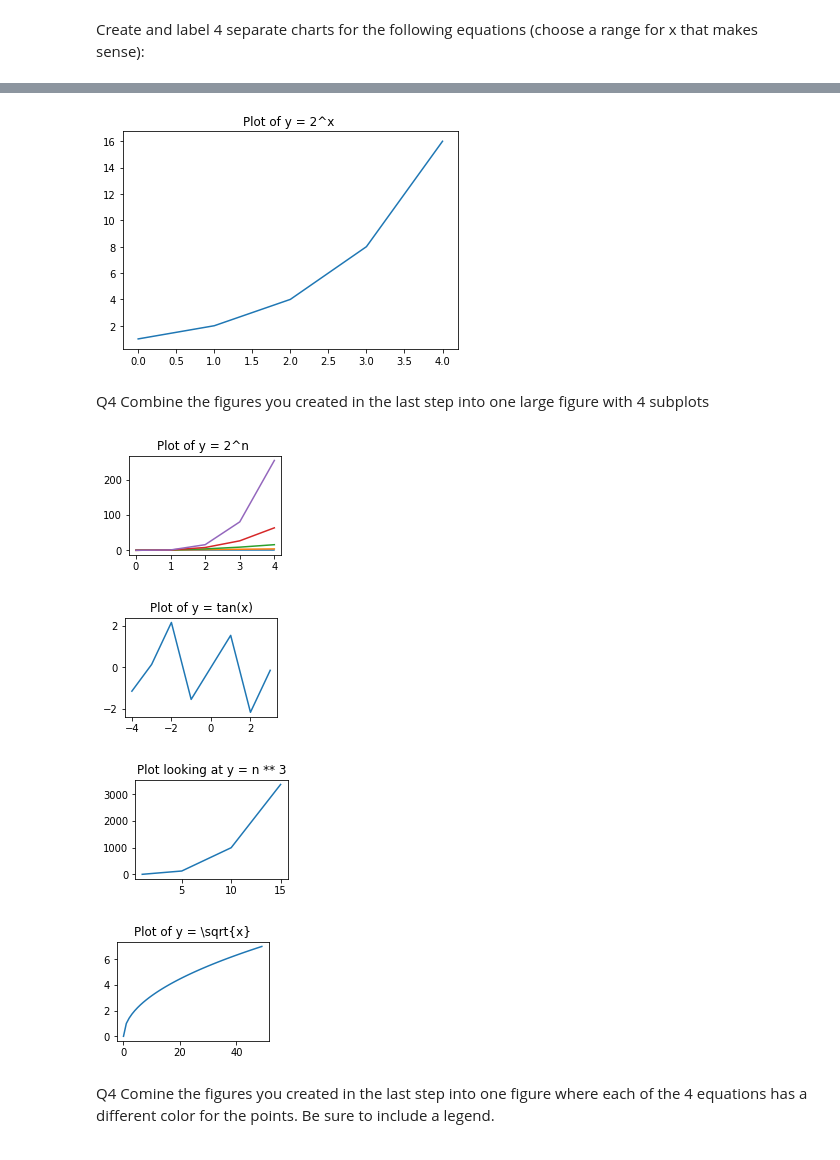
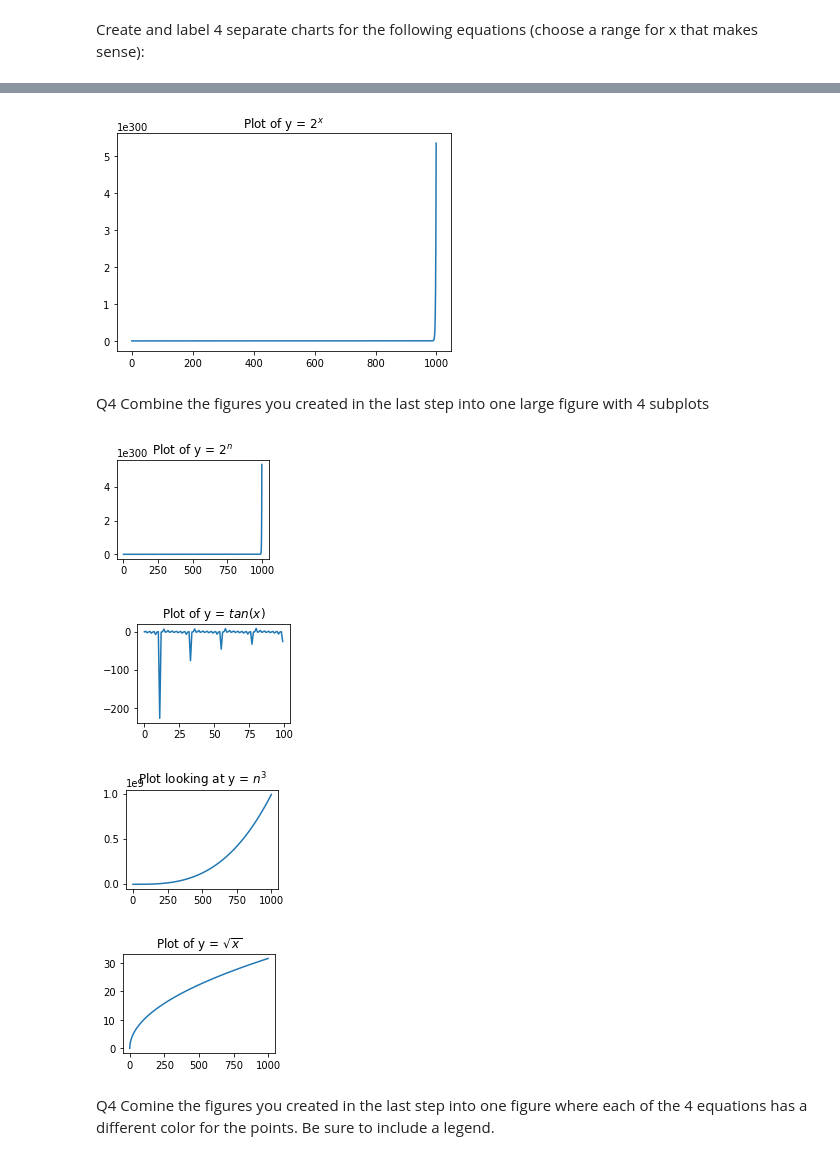
Before and after one commit to guedanie/python-exercises, a Jupyter notebook: 4.8.2_matplotlib_exercsies.ipynb, the cells around one changed output, grey strips where cells are left out. Saved outputs shown, nothing was run; the diff lists cells and outputs as text; code cells hidden in the pictures.

```diff
--- a/4.8.2_matplotlib_exercsies.ipynb
+++ b/4.8.2_matplotlib_exercsies.ipynb
@@ -59,50 +59,50 @@ plt.show()
 # %%
-x = list(range(5))
+x = list(range(1000))
 y = [2 ** n for n in x]
-plt.title("Plot of y = 2^x ")
+plt.title("Plot of y = $2^x$ ")
 plt.plot(x,y)
 plt.show()
 # %% [output]
-[figure, old version]
+[figure, new version]
 # %% [markdown]
 Q4 Combine the figures you created in the last step into one large figure with 4 subplots
 # %%
 n_rows = 2
 n_cols = 2
 
 plt.subplot(n_rows, n_cols, 1)
-x = np.array(range(5))
-y = [n ** x for n in x]
-plt.title("Plot of y = 2^n ")
+x = list(range(1000))
+y = [2 ** n for n in x]
+plt.title("Plot of y = $2^n$ ")
 plt.plot(x,y)
 plt.show()
 
 plt.subplot(n_rows, n_cols, 2)
-x = list(range(-4,4))
+x = list(range(100))
 y = [math.tan(n) for n in x]
-plt.title("Plot of y = tan(x)")
+plt.title("Plot of y = $tan(x)$")
 plt.plot(x,y)
 plt.show()
 
 plt.subplot(n_rows, n_cols, 3)
-x = [1,5,10,15]
+x = list(range(1000))
 y = [n ** 3 for n in x]
-plt.title("Plot looking at y = n ** 3")
+plt.title("Plot looking at y = $n ^ 3$")
 plt.plot(x,y)
 plt.show()
 
 plt.subplot(n_rows, n_cols, 4)
-x = np.array(range(50))
+x = list(range(1000))
 y = [math.sqrt(n) for n in x]
 
-plt.title('Plot of y = \sqrt{x}')
+plt.title('Plot of y = $\sqrt{x}$')
 plt.plot(x,y)
 plt.show()
 # %% [output]
-[figure, old version]
+[figure, new version]
-[figure, old version]
+[figure, new version]
-[figure, old version]
+[figure, new version]
-[figure, old version]
+[figure, new version]
 # %% [markdown]
 Q4 Comine the figures you created in the last step into one figure where each of the 4 equations has a different color for the points. Be sure to include a legend.
 # %%
```
Also changed, not shown: parts of 8 cells of this notebook.
